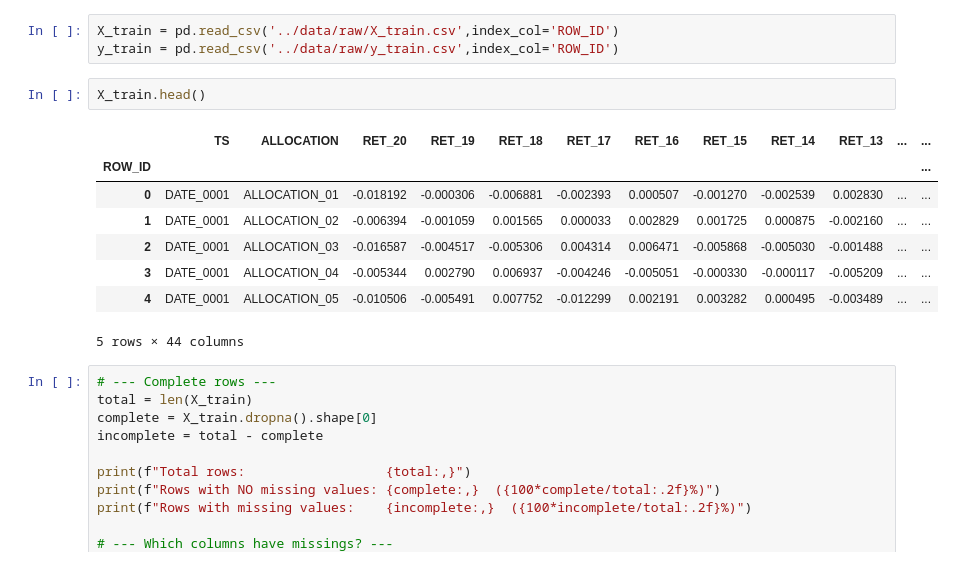
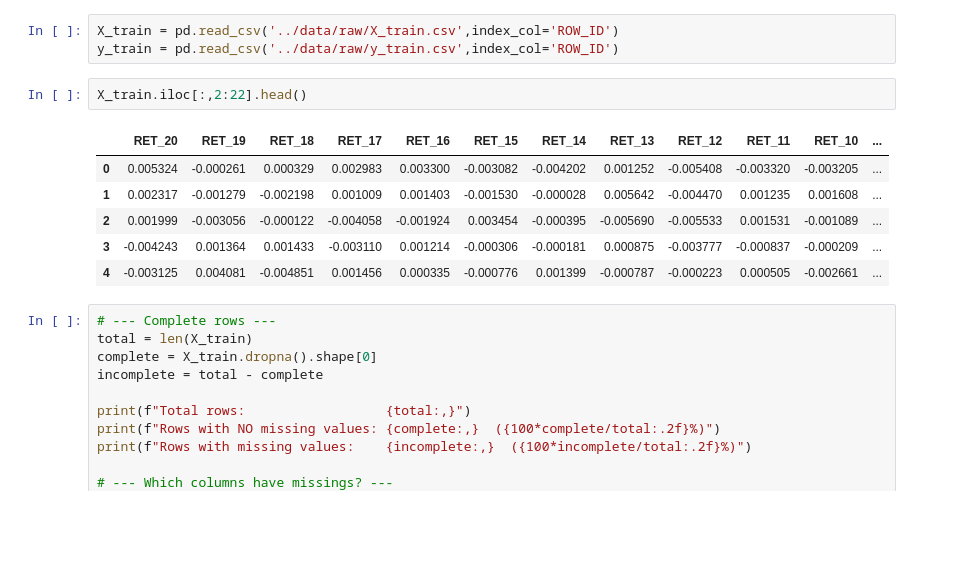
Before and after one commit to pamikem/performances_prediction_of_asset_allocations, a Jupyter notebook: notebooks/data-visualization.ipynb, the cells around one changed output. Saved outputs shown, nothing was run; the diff lists cells and outputs as text; blank space fills up the shorter version.

```diff
--- a/notebooks/data-visualization.ipynb
+++ b/notebooks/data-visualization.ipynb
@@ -13,16 +15,14 @@ import seaborn as sns
 X_train = pd.read_csv('../data/raw/X_train.csv',index_col='ROW_ID')
 y_train = pd.read_csv('../data/raw/y_train.csv',index_col='ROW_ID')
 # %%
-X_train.head()
+X_train.iloc[:,2:22].head()
 # %% [output]
-|  | TS | ALLOCATION | RET_20 | RET_19 | RET_18 | RET_17 | RET_16 | RET_15 | RET_14 | RET_13 | ... | ... |
-| ROW_ID |  |  |  |  |  |  |  |  |  |  |  | ... |
-| 0 | DATE_0001 | ALLOCATION_01 | -0.018192 | -0.000306 | -0.006881 | -0.002393 | 0.000507 | -0.001270 | -0.002539 | 0.002830 | ... | ... |
-| 1 | DATE_0001 | ALLOCATION_02 | -0.006394 | -0.001059 | 0.001565 | 0.000033 | 0.002829 | 0.001725 | 0.000875 | -0.002160 | ... | ... |
-| 2 | DATE_0001 | ALLOCATION_03 | -0.016587 | -0.004517 | -0.005306 | 0.004314 | 0.006471 | -0.005868 | -0.005030 | -0.001488 | ... | ... |
-| 3 | DATE_0001 | ALLOCATION_04 | -0.005344 | 0.002790 | 0.006937 | -0.004246 | -0.005051 | -0.000330 | -0.000117 | -0.005209 | ... | ... |
-| 4 | DATE_0001 | ALLOCATION_05 | -0.010506 | -0.005491 | 0.007752 | -0.012299 | 0.002191 | 0.003282 | 0.000495 | -0.003489 | ... | ... |
+|  | RET_20 | RET_19 | RET_18 | RET_17 | RET_16 | RET_15 | RET_14 | RET_13 | RET_12 | RET_11 | RET_10 | ... |
+| 0 | 0.005324 | -0.000261 | 0.000329 | 0.002983 | 0.003300 | -0.003082 | -0.004202 | 0.001252 | -0.005408 | -0.003320 | -0.003205 | ... |
+| 1 | 0.002317 | -0.001279 | -0.002198 | 0.001009 | 0.001403 | -0.001530 | -0.000028 | 0.005642 | -0.004470 | 0.001235 | 0.001608 | ... |
+| 2 | 0.001999 | -0.003056 | -0.000122 | -0.004058 | -0.001924 | 0.003454 | -0.000395 | -0.005690 | -0.005533 | 0.001531 | -0.001089 | ... |
+| 3 | -0.004243 | 0.001364 | 0.001433 | -0.003110 | 0.001214 | -0.000306 | -0.000181 | 0.000875 | -0.003777 | -0.000837 | -0.000209 | ... |
+| 4 | -0.003125 | 0.004081 | -0.004851 | 0.001456 | 0.000335 | -0.000776 | 0.001399 | -0.000787 | -0.000223 | 0.000505 | -0.002661 | ... |
-5 rows × 44 columns
 # %%
 # --- Complete rows ---
 total = len(X_train)
```
Also changed, not shown: parts of 8 cells of this notebook, 3 other files.
